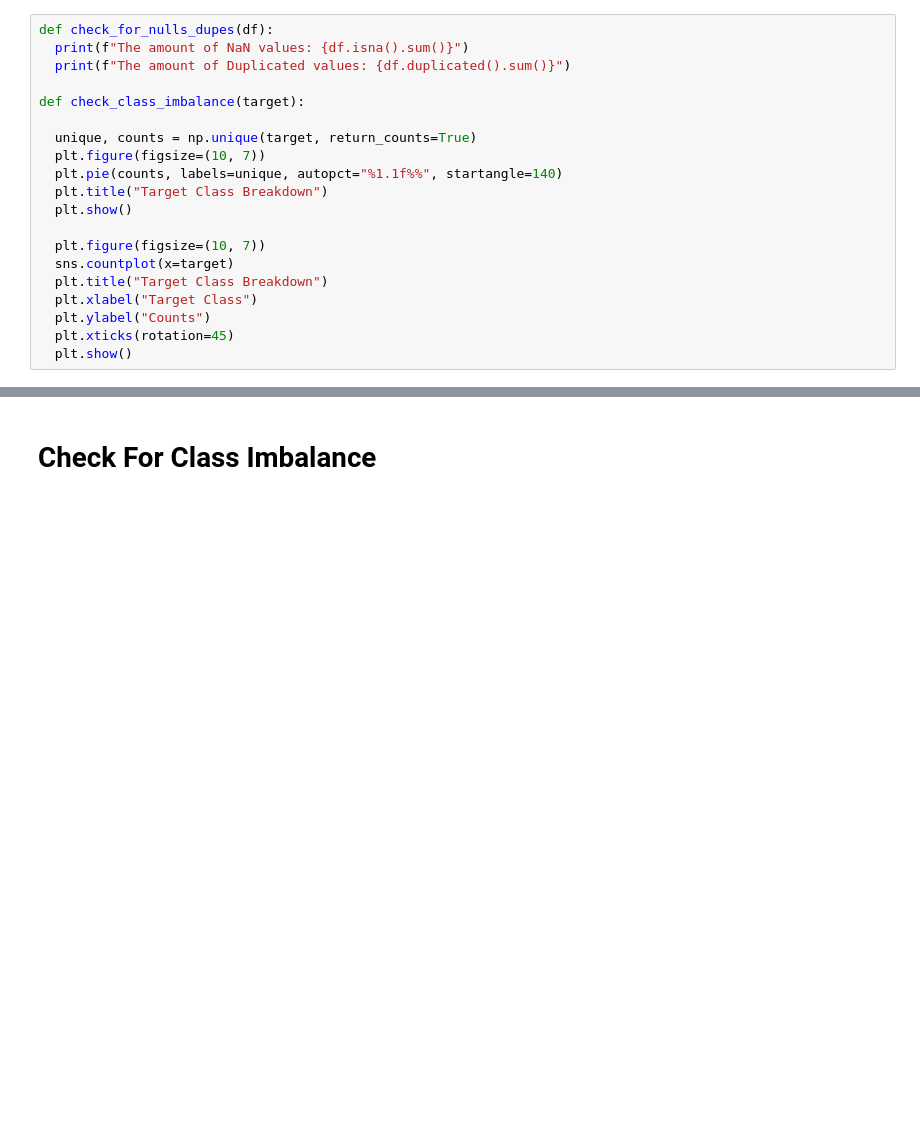
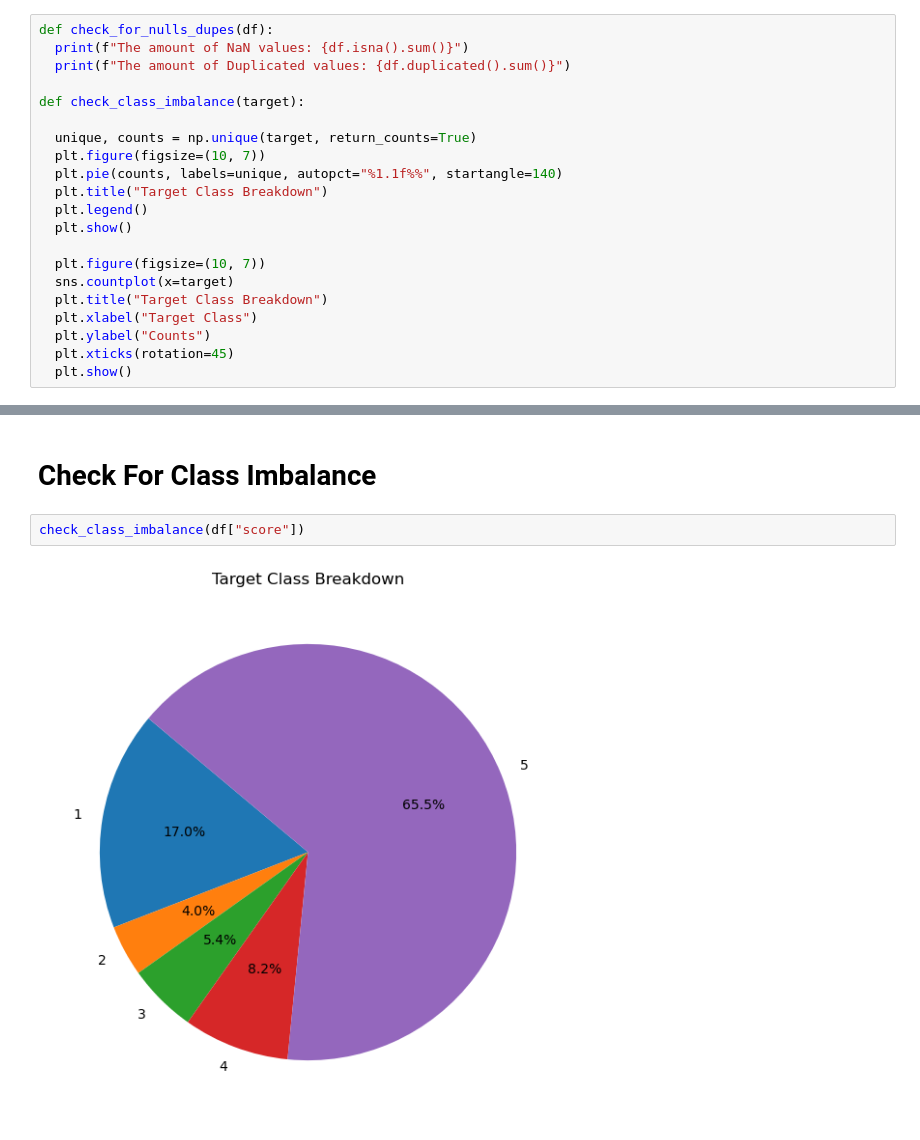
Before and after one commit to MaukanMir/NLP-Facebook-Sentiment-Analyis-2-, a Jupyter notebook: training.ipynb, the cells around one changed output, grey strips where cells are left out. Cells and saved outputs as stored; diff of their text form; blank space fills up the shorter version.

Commit message:
added legend to dataset

```diff
--- a/training.ipynb
+++ b/training.ipynb
@@ -21,6 +21,7 @@ def check_class_imbalance(target):
   plt.figure(figsize=(10, 7))
   plt.pie(counts, labels=unique, autopct="%1.1f%%", startangle=140)
   plt.title("Target Class Breakdown")
+  plt.legend()
   plt.show()
 
   plt.figure(figsize=(10, 7))
@@ -74,3 +75,7 @@ df.shape
 (8219, 8)
 # %% [markdown]
 # Check For Class Imbalance
+# %%
+check_class_imbalance(df["score"])
+# %% [output]
+[figure, added]
```
Also changed, not shown: parts of 1 cell of this notebook.
